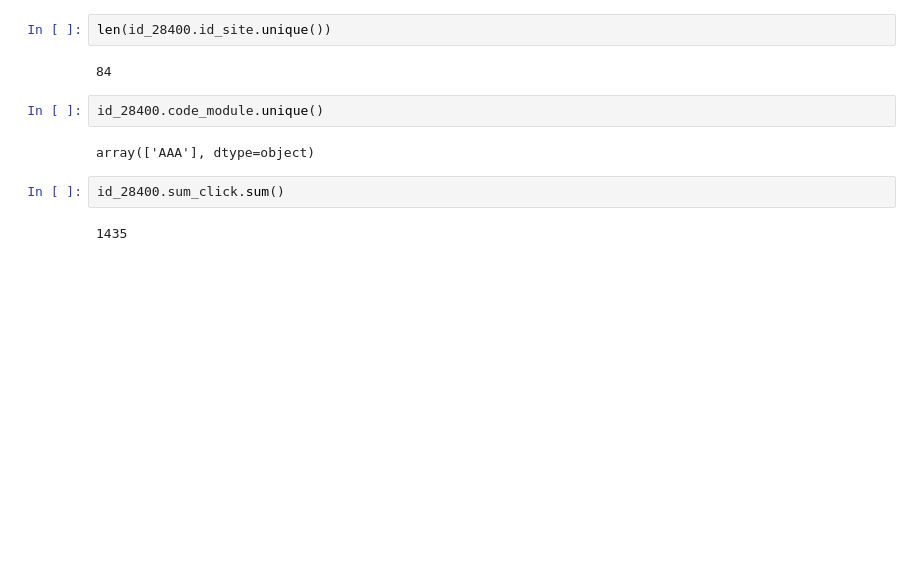
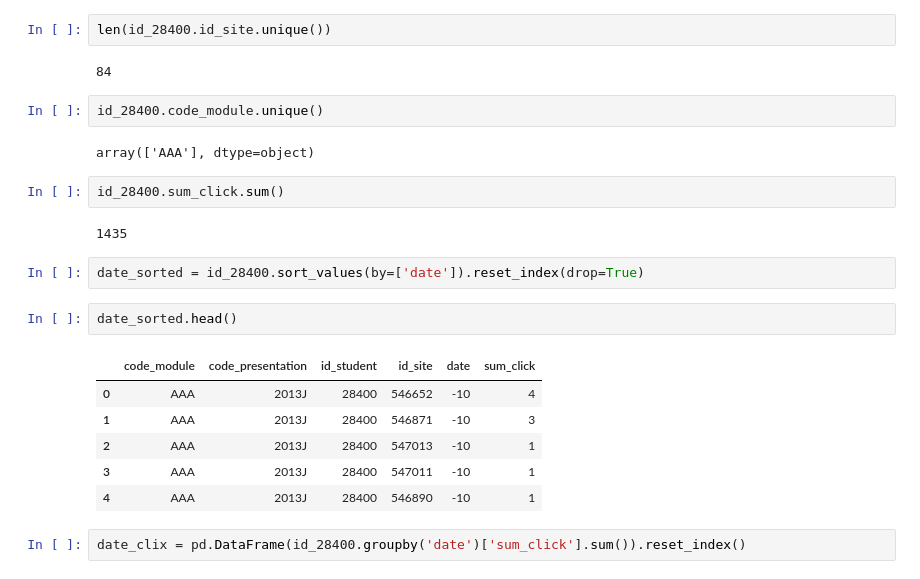
Before and after one commit to jeffreyhwatson/online_outcomes, a Jupyter notebook: notebooks/exploratory/cleaning_eda.ipynb, the cells around one changed output. Cells and saved outputs as stored; diff of their text form; blank space fills up the shorter version.

```diff
--- a/notebooks/exploratory/cleaning_eda.ipynb
+++ b/notebooks/exploratory/cleaning_eda.ipynb
@@ -233,3 +335,16 @@ array(['AAA'], dtype=object)
 id_28400.sum_click.sum()
 # %% [output]
 1435
+# %%
+date_sorted = id_28400.sort_values(by=['date']).reset_index(drop=True)
+# %%
+date_sorted.head()
+# %% [output]
+|  | code_module | code_presentation | id_student | id_site | date | sum_click |
+| 0 | AAA | 2013J | 28400 | 546652 | -10 | 4 |
+| 1 | AAA | 2013J | 28400 | 546871 | -10 | 3 |
+| 2 | AAA | 2013J | 28400 | 547013 | -10 | 1 |
+| 3 | AAA | 2013J | 28400 | 547011 | -10 | 1 |
+| 4 | AAA | 2013J | 28400 | 546890 | -10 | 1 |
+# %%
+date_clix = pd.DataFrame(id_28400.groupby('date')['sum_click'].sum()).reset_index()
```
Also changed, not shown: parts of 18 cells of this notebook.
